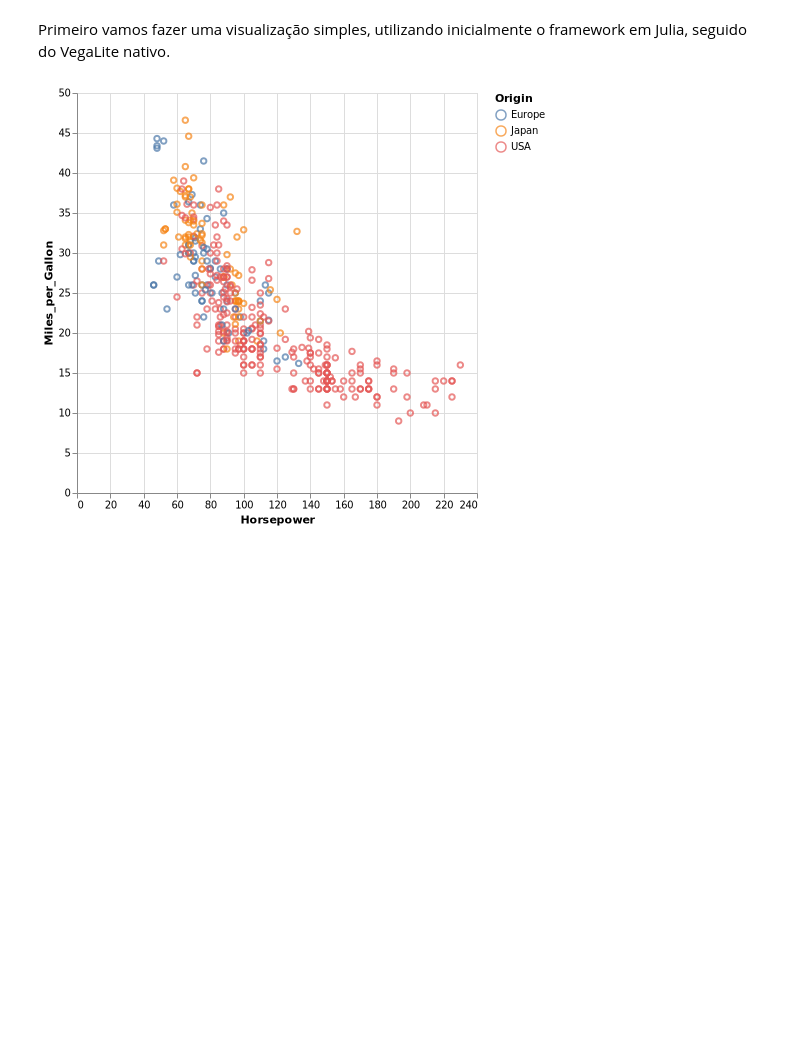
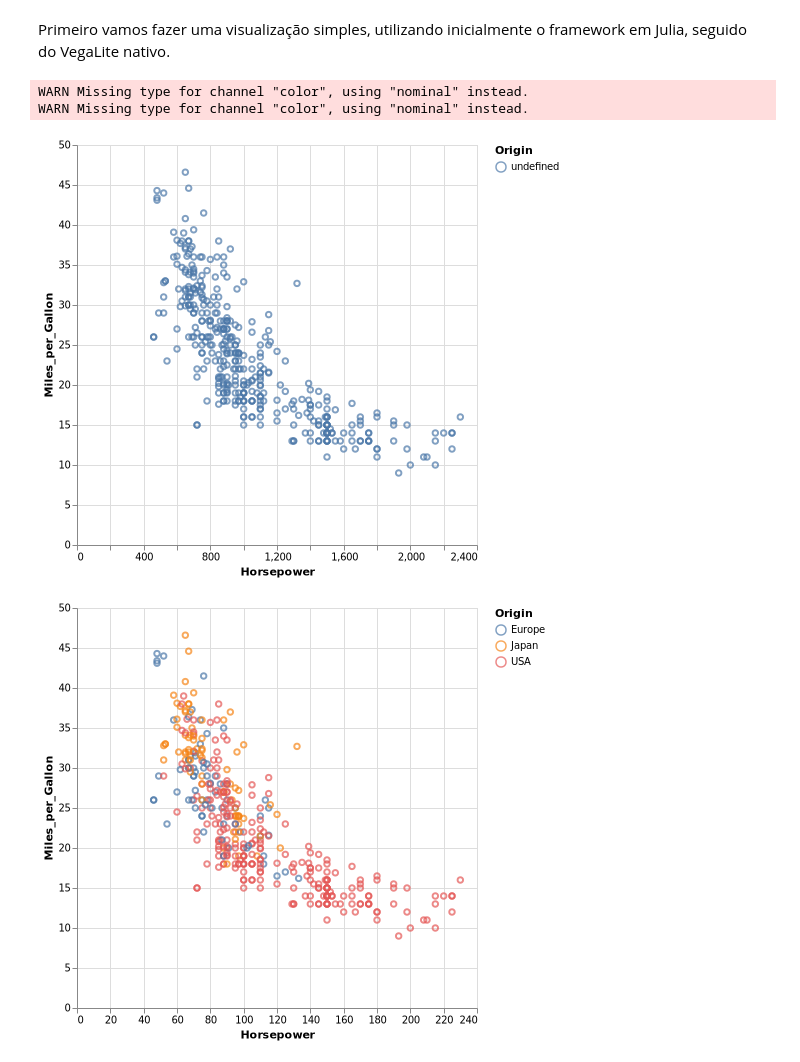
Before and after one commit to davibarreira/Visualizations, a Jupyter notebook: Exercicio1/Visualizacao-Ex1.ipynb, the cells around one changed output. Drawn from its saved outputs; the diff is of its cells as text; code cells hidden in the pictures; blank space fills up the shorter version.

Commit message:
Added Vegalite spec to the Mainard plot

```diff
--- a/Exercicio1/Visualizacao-Ex1.ipynb
+++ b/Exercicio1/Visualizacao-Ex1.ipynb
@@ -27,9 +30,27 @@ df = dataset("cars")
 | "amc ambassador dpl" | 15.0 | 8 | 390.0 | 190 | 3850 | 8.5 | "1970-01-01" | "USA" |
 | ⋮ | ⋮ | ⋮ | ⋮ | ⋮ | ⋮ | ⋮ | ⋮ | ⋮ |
 ... with 396 more rows.
+# %%
+using DataFrames
+pd = DataFrames
+cars = pd.DataFrame(Miles_per_Gallon=df.data[:Miles_per_Gallon], Horsepower= df.data[:Horsepower]*10);
 # %% [markdown]
 Primeiro vamos fazer uma visualização simples, utilizando inicialmente o framework em Julia, seguido do
 VegaLite nativo.
+# %%
+cars |>
+@vlplot(
+    :point,
+    x=:Horsepower,
+    y=:Miles_per_Gallon,
+    color=:Origin,
+    width=400,
+    height=400
+)
+# %% [output]
+WARN Missing type for channel "color", using "nominal" instead.
+WARN Missing type for channel "color", using "nominal" instead.
+[figure, added]
 # %%
 df |>
 @vlplot(
```
Also changed, not shown: parts of 3 cells of this notebook, 1 other file.
